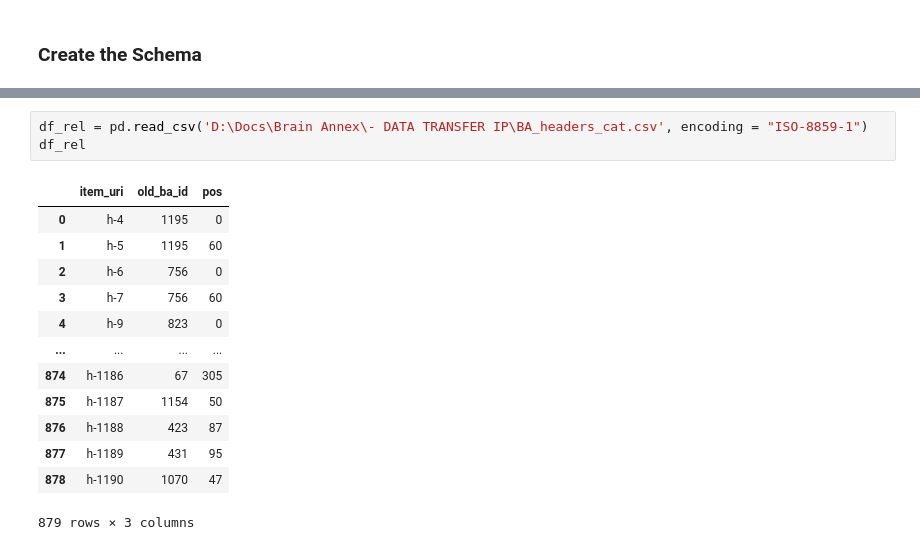
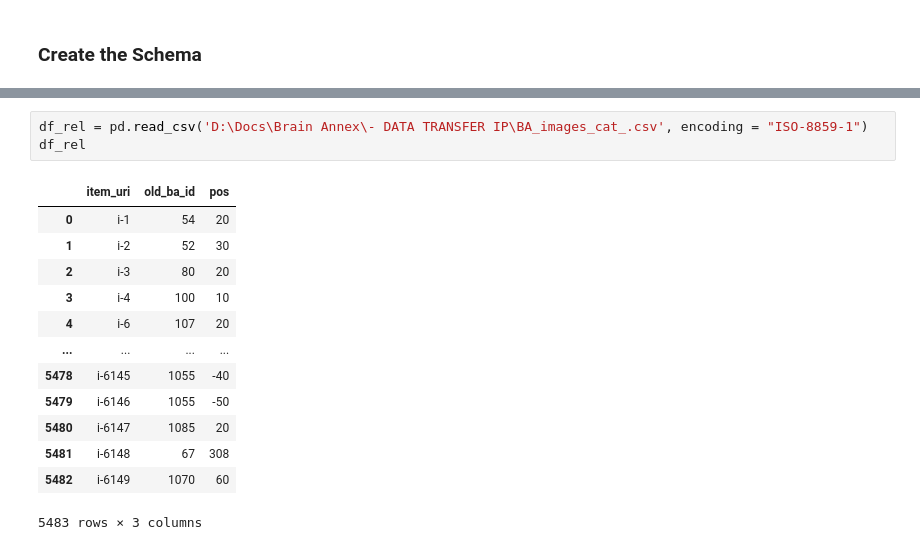
Before and after one commit to BrainAnnex/brain-annex, a Jupyter notebook: notebooks/tutorial_neoschema_2_import.ipynb, the cells around one changed output, grey strips where cells are left out. Cells and saved outputs as stored; diff of their text form.

```diff
--- a/notebooks/tutorial_neoschema_2_import.ipynb
+++ b/notebooks/tutorial_neoschema_2_import.ipynb
@@ -101,20 +118,20 @@ len(new_ids)
 # %%
-df_rel = pd.read_csv('D:\Docs\Brain Annex\- DATA TRANSFER IP\BA_headers_cat.csv', encoding = "ISO-8859-1")
+df_rel = pd.read_csv('D:\Docs\Brain Annex\- DATA TRANSFER IP\BA_images_cat_.csv', encoding = "ISO-8859-1")
 df_rel
 # %% [output]
 |  | item_uri | old_ba_id | pos |
-| 0 | h-4 | 1195 | 0 |
-| 1 | h-5 | 1195 | 60 |
-| 2 | h-6 | 756 | 0 |
-| 3 | h-7 | 756 | 60 |
-| 4 | h-9 | 823 | 0 |
+| 0 | i-1 | 54 | 20 |
+| 1 | i-2 | 52 | 30 |
+| 2 | i-3 | 80 | 20 |
+| 3 | i-4 | 100 | 10 |
+| 4 | i-6 | 107 | 20 |
 | ... | ... | ... | ... |
-| 874 | h-1186 | 67 | 305 |
-| 875 | h-1187 | 1154 | 50 |
-| 876 | h-1188 | 423 | 87 |
-| 877 | h-1189 | 431 | 95 |
-| 878 | h-1190 | 1070 | 47 |
+| 5478 | i-6145 | 1055 | -40 |
+| 5479 | i-6146 | 1055 | -50 |
+| 5480 | i-6147 | 1085 | 20 |
+| 5481 | i-6148 | 67 | 308 |
+| 5482 | i-6149 | 1070 | 60 |
-879 rows × 3 columns
+5483 rows × 3 columns
 # %%
 NeoSchema.create_class_with_properties(name="Categories" , property_list=["name", "old_ba_id"])
 # %% [output]
```
Also changed, not shown: parts of 19 cells of this notebook, 9 other files.
